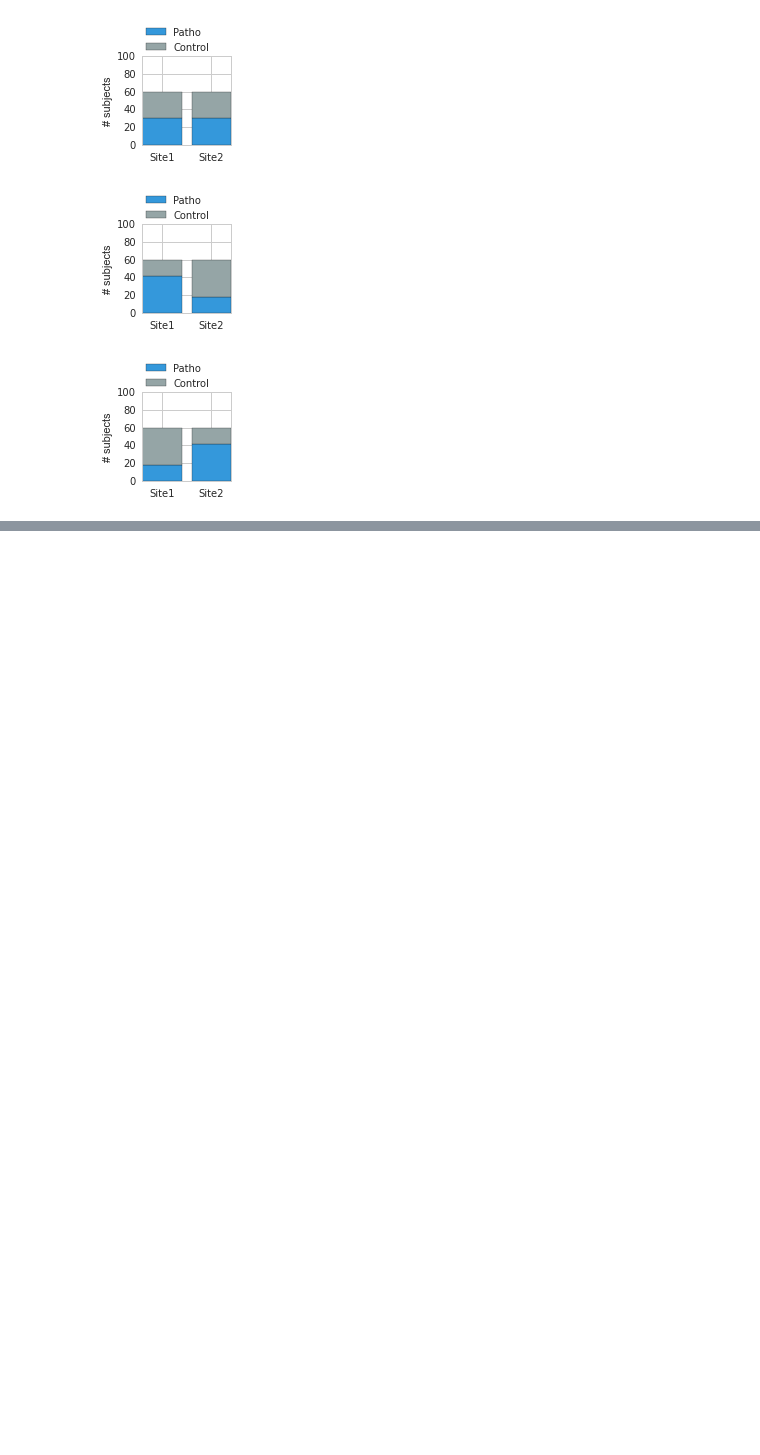
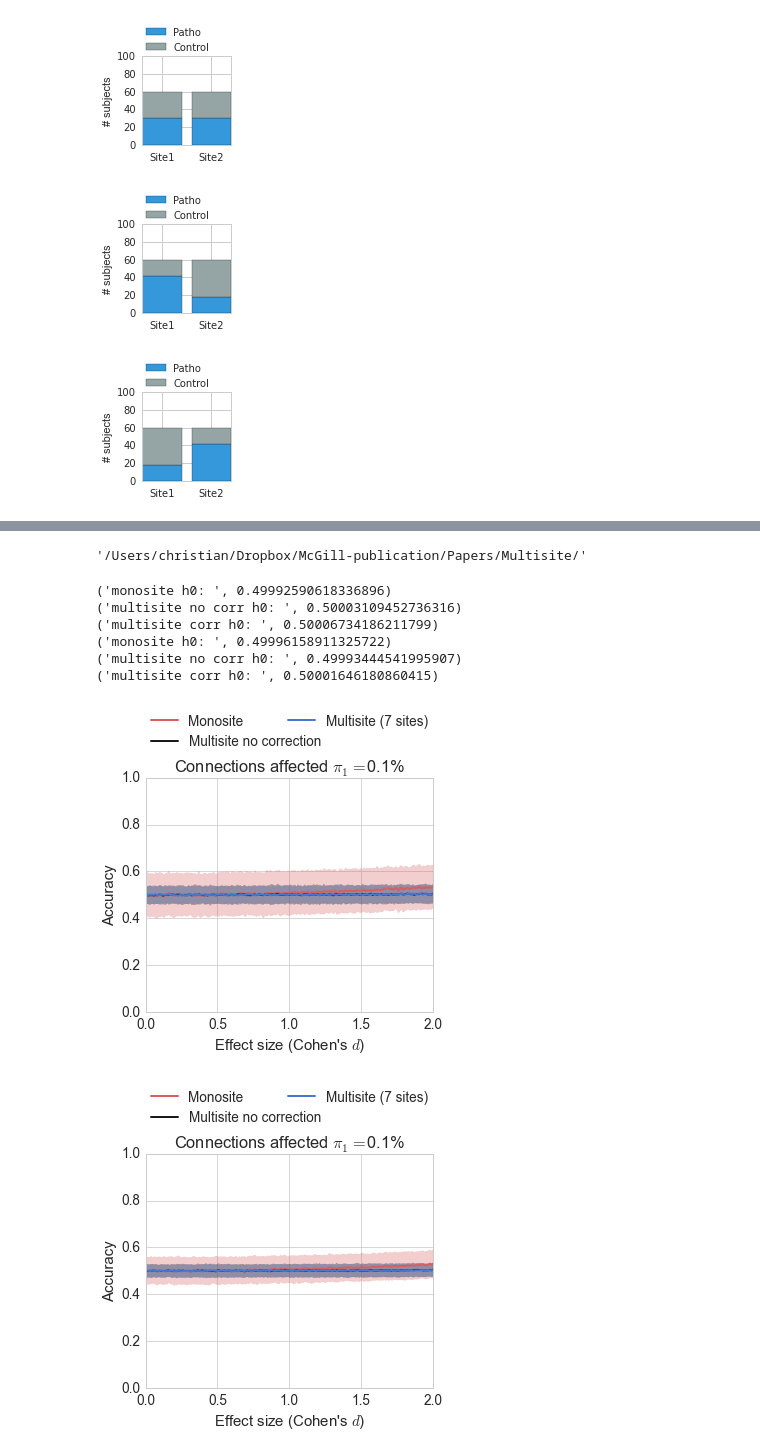
Before and after one commit to SIMEXP/Projects, a Jupyter notebook: multisite/multisite_figures_part2.ipynb, the cells around one changed output, grey strips where cells are left out. Cells and saved outputs as stored; diff of their text form; code cells hidden in the pictures; blank space fills up the shorter version.

```diff
--- a/multisite/multisite_figures_part2.ipynb
+++ b/multisite/multisite_figures_part2.ipynb
@@ -748,0 +840,18 @@ plt.savefig(path_tmp + 'prop_real120subj_3070.png')
+# %%
+main_path
+# %% [output]
+'/Users/christian/Dropbox/McGill-publication/Papers/Multisite/'
+# %%
+path_tmp = main_path + 'figures/simulation_prediction/samps_s120_50pct/'
+gen_fig_prediction(path_tmp,'results_simu_power.mat',path_tmp, 'prediction_120_01pct.png',pvalidx=0,efflim=2)
+path_tmp = main_path + 'figures/simulation_prediction/samps_s80_50pct/'
+gen_fig_prediction(path_tmp,'results_simu_power.mat',path_tmp, 'prediction_80_01pct.png',pvalidx=0,efflim=2)
+# %% [output]
+('monosite h0: ', 0.49992590618336896)
+('multisite no corr h0: ', 0.50003109452736316)
+('multisite corr h0: ', 0.50006734186211799)
+('monosite h0: ', 0.49996158911325722)
+('multisite no corr h0: ', 0.49993444541995907)
+('multisite corr h0: ', 0.50001646180860415)
+[figure, added]
+[figure, added]
```
Also changed, not shown: parts of 8 cells of this notebook, 1 other file.
